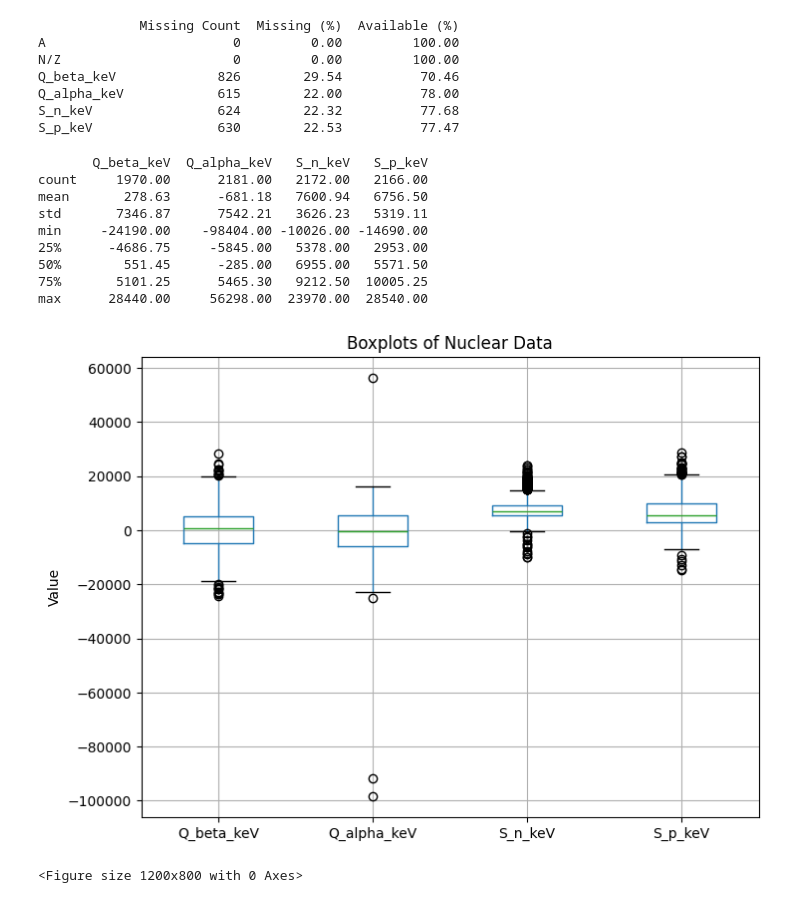
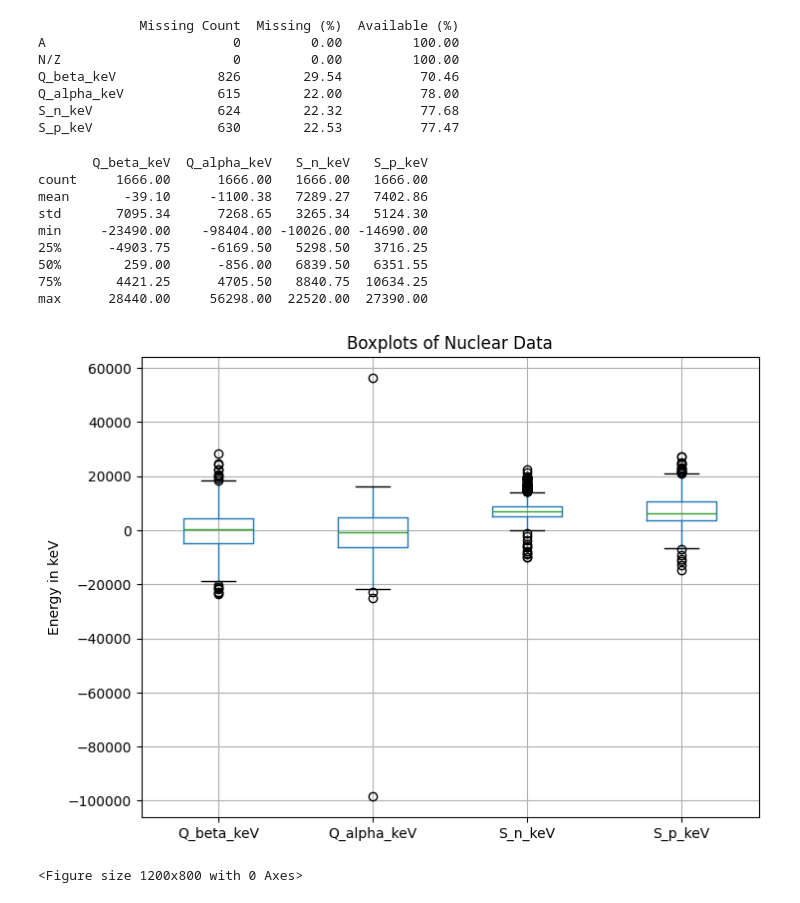
Before and after one commit to BrandonL08/Nuclear-Half-Life-Prediction-CHE1147-Term-Project, a Jupyter notebook: 01_data_cleaning.ipynb, the cells around one changed output. Cells and saved outputs as stored; diff of their text form; code cells hidden in the pictures.

```diff
--- a/01_data_cleaning.ipynb
+++ b/01_data_cleaning.ipynb
@@ -361,25 +363,25 @@ Q_alpha_keV            615        22.00          78.00
 S_n_keV                624        22.32          77.68
 S_p_keV                630        22.53          77.47
 # %%
-print(eda_df[["Q_beta_keV", "Q_alpha_keV", "S_n_keV", "S_p_keV"]].describe().round(2))
+print(cleaned_eda_df[["Q_beta_keV", "Q_alpha_keV", "S_n_keV", "S_p_keV"]].describe().round(2))
 
 # Create a boxplot for each of the Q and S values to visualize their distributions
 plt.figure(figsize=(8, 6))
-eda_df.boxplot(column=["Q_beta_keV", "Q_alpha_keV", "S_n_keV", "S_p_keV"])
+cleaned_eda_df.boxplot(column=["Q_beta_keV", "Q_alpha_keV", "S_n_keV", "S_p_keV"])
 plt.title("Boxplots of Nuclear Data")
-plt.ylabel("Value")
+plt.ylabel("Energy in keV")
 plt.show()
 # %% [output]
        Q_beta_keV  Q_alpha_keV   S_n_keV   S_p_keV
-count     1970.00      2181.00   2172.00   2166.00
-mean       278.63      -681.18   7600.94   6756.50
-std       7346.87      7542.21   3626.23   5319.11
-min     -24190.00    -98404.00 -10026.00 -14690.00
-25%      -4686.75     -5845.00   5378.00   2953.00
-50%        551.45      -285.00   6955.00   5571.50
-75%       5101.25      5465.30   9212.50  10005.25
-max      28440.00     56298.00  23970.00  28540.00
+count     1666.00      1666.00   1666.00   1666.00
+mean       -39.10     -1100.38   7289.27   7402.86
+std       7095.34      7268.65   3265.34   5124.30
+min     -23490.00    -98404.00 -10026.00 -14690.00
+25%      -4903.75     -6169.50   5298.50   3716.25
+50%        259.00      -856.00   6839.50   6351.55
+75%       4421.25      4705.50   8840.75  10634.25
+max      28440.00     56298.00  22520.00  27390.00
-[figure, old version]
+[figure, new version]
 # %%
 # Plot histograms for Q and S values to visualize their distributions
 plt.figure(figsize=(12, 8))
```
Also changed, not shown: parts of 2 cells of this notebook, 2 other files.
